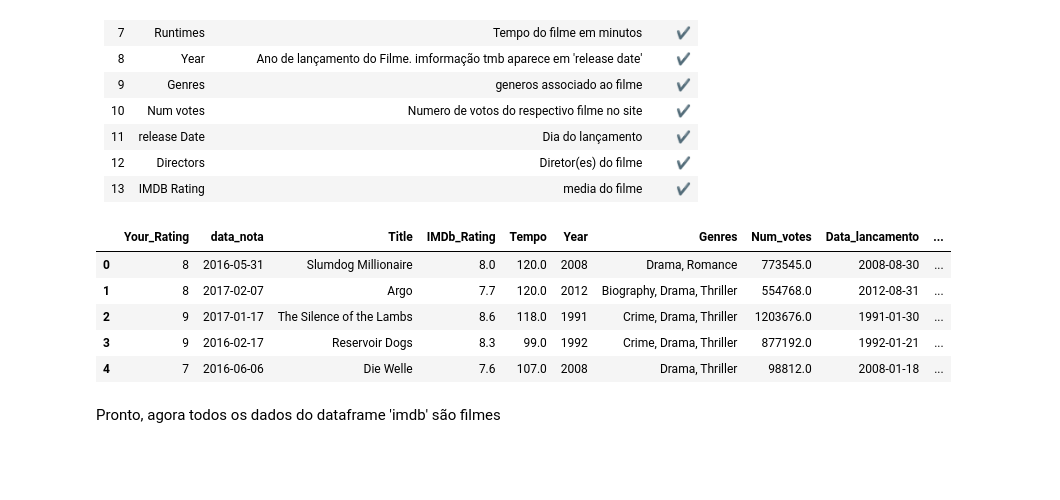
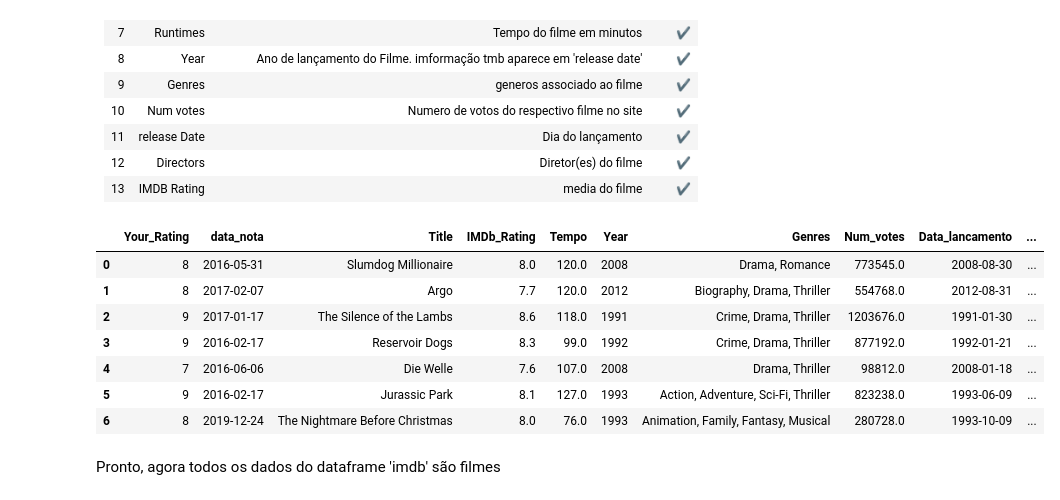
Before and after one commit to mateusmata/Jupyter_Notebook_Estudo, a Jupyter notebook: Arquivos ipynb/IMDB_ratings_Pessoal.ipynb, the cells around one changed output. Drawn from its saved outputs; the diff is of its cells as text; code cells hidden in the pictures; blank space fills up the shorter version.

```diff
--- a/Arquivos ipynb/IMDB_ratings_Pessoal.ipynb
+++ b/Arquivos ipynb/IMDB_ratings_Pessoal.ipynb
@@ -61,16 +61,18 @@ O dataframe análisado tem 13 colunas e 338 filmes ou series registrados
 # %%
 #imdb = imdb.replace(['Date Rated', 'Title Type', 'Num Votes', 'Release Date'], ['data_nota', 'Tipo', 'Num_votes', 'Data_lancamento']) #AS colunas foram renomeadas
 imdb = imdb.rename(columns={'Your Rating':'Your_Rating','Date Rated': 'data_nota', 'Runtime (mins)':'Tempo', 'Title Type': 'Tipo', 'IMDb Rating':'IMDb_Rating', 'Num Votes':'Num_votes', 'Release Date':'Data_lancamento'}) #AS colunas foram renomeadas
 imdb = imdb.loc[imdb['Tipo'] == 'movie']
 imdb = imdb.drop(columns=['Const', 'URL', 'Tipo'])   # As colunas foram excluidas
-imdb.head()
+imdb.head(7)
 # %% [output]
 |  | Your_Rating | data_nota | Title | IMDb_Rating | Tempo | Year | Genres | Num_votes | Data_lancamento | ... |
 | 0 | 8 | 2016-05-31 | Slumdog Millionaire | 8.0 | 120.0 | 2008 | Drama, Romance | 773545.0 | 2008-08-30 | ... |
 | 1 | 8 | 2017-02-07 | Argo | 7.7 | 120.0 | 2012 | Biography, Drama, Thriller | 554768.0 | 2012-08-31 | ... |
 | 2 | 9 | 2017-01-17 | The Silence of the Lambs | 8.6 | 118.0 | 1991 | Crime, Drama, Thriller | 1203676.0 | 1991-01-30 | ... |
 | 3 | 9 | 2016-02-17 | Reservoir Dogs | 8.3 | 99.0 | 1992 | Crime, Drama, Thriller | 877192.0 | 1992-01-21 | ... |
 | 4 | 7 | 2016-06-06 | Die Welle | 7.6 | 107.0 | 2008 | Drama, Thriller | 98812.0 | 2008-01-18 | ... |
+| 5 | 9 | 2016-02-17 | Jurassic Park | 8.1 | 127.0 | 1993 | Action, Adventure, Sci-Fi, Thriller | 823238.0 | 1993-06-09 | ... |
+| 6 | 8 | 2019-12-24 | The Nightmare Before Christmas | 8.0 | 76.0 | 1993 | Animation, Family, Fantasy, Musical | 280728.0 | 1993-10-09 | ... |
 # %% [markdown]
 Pronto, agora todos os dados do dataframe 'imdb' são filmes
 # %% [markdown]
```
Also changed, not shown: parts of 17 cells of this notebook, 3 other files.
